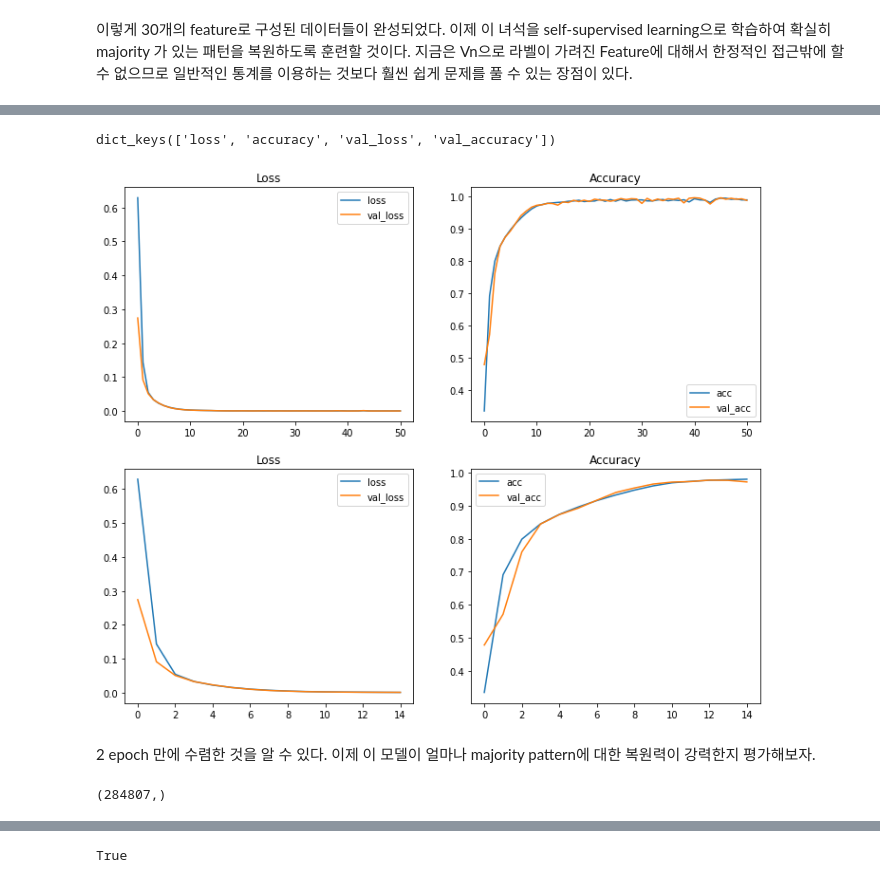
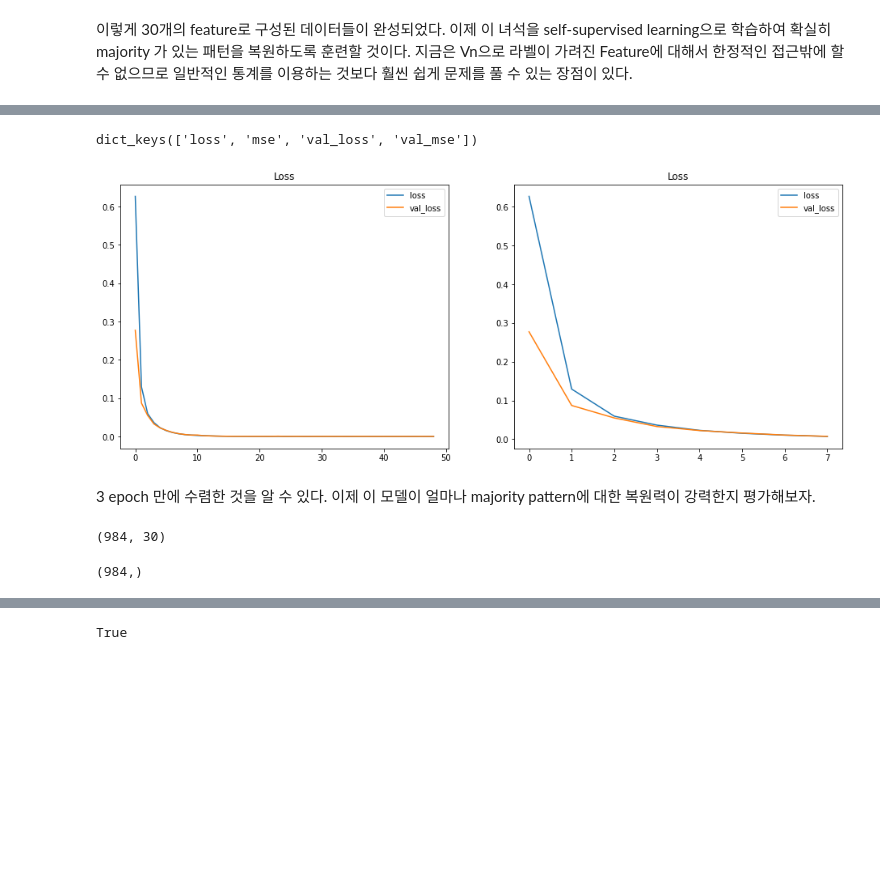
Before and after one commit to hyun06000/ML_Python_CreditCard, a Jupyter notebook: clone/Tomas Benedetti.ipynb, the cells around one changed output, grey strips where cells are left out. Cells and saved outputs as stored; diff of their text form; code cells hidden in the pictures; blank space fills up the shorter version.

```diff
--- a/clone/Tomas Benedetti.ipynb
+++ b/clone/Tomas Benedetti.ipynb
@@ -82,0 +87,5 @@ df.describe()
+# %%
+no_fraud = df[df["Class"] == 0]
+fraud = df[df["Class"] == 1]
+
+print(len(no_fraud), len(fraud))
@@ -82,0 +94,5 @@ df.describe()
+# %%
+val_no_fraud = no_fraud.sample(len(fraud))
+no_fraud = no_fraud.drop(val_no_fraud.index)
+
+print(len(no_fraud), len(val_no_fraud))
@@ -88,7 +126,7 @@ StandardScaler의 설명을 보면 각 feature에 대한 mean과 std를 구한
 ssc = StandardScaler()
 # %%
 # 원 문서에서는 iloc을 이용하지만 여기서는 내가 더 선호하는 방식으로 바꿔서 작성했다.
-X = df.drop("Class",axis = 1)
+X = no_fraud.drop("Class",axis = 1)
 X = ssc.fit_transform(X)
 print(df.shape)
 print(X.shape)
@@ -121,7 +159,7 @@ AutoEncoder = Model(input_tensor, output_tensor)
 AutoEncoder.compile(
     optimizer = 'adam',
     loss = 'mse',
-    metrics = ['accuracy'],
+    metrics = ['mse'], # 원 문서에서는 accuracy를 사용한다. 하지만 후처리를 해주지 않았기 때문에 acc는 아무 의미가 없다.
 )
 AutoEncoder.summary()
 # %% [output]
@@ -185,40 +223,35 @@ Epoch 51/200
 # %%
 print(training_history.history.keys())
 # %% [output]
-dict_keys(['loss', 'accuracy', 'val_loss', 'val_accuracy'])
+dict_keys(['loss', 'mse', 'val_loss', 'val_mse'])
 # %%
-fig, ax = plt.subplots(2, 2, figsize=[12, 10])
+fig, ax = plt.subplots(1, 2, figsize=[16, 6])
 
-ax[0,0].plot(training_history.history['loss'])
-ax[0,0].plot(training_history.history['val_loss'])
-ax[0,0].set_title("Loss")
-ax[0,0].legend(['loss','val_loss'])
+ax[0].plot(training_history.history['loss'])
+ax[0].plot(training_history.history['val_loss'])
+ax[0].set_title("Loss")
+ax[0].legend(['loss','val_loss'])
 
-ax[0,1].plot(training_history.history['accuracy'])
-ax[0,1].plot(training_history.history['val_accuracy'])
-ax[0,1].set_title("Accuracy")
-ax[0,1].legend(['acc','val_acc'])
-
-zoom_range = 15
-ax[1,0].plot(training_history.history['loss'][:zoom_range])
-ax[1,0].plot(training_history.history['val_loss'][:zoom_range])
-ax[1,0].set_title("Loss")
-ax[1,0].legend(['loss','val_loss'])
-
-ax[1,1].plot(training_history.history['accuracy'][:zoom_range])
-ax[1,1].plot(training_history.history['val_accuracy'][:zoom_range])
-ax[1,1].set_title("Accuracy")
-ax[1,1].legend(['acc','val_acc'])
+zoom_range = 8
+ax[1].plot(training_history.history['loss'][:zoom_range])
+ax[1].plot(training_history.history['val_loss'][:zoom_range])
+ax[1].set_title("Loss")
+ax[1].legend(['loss','val_loss'])
 
 plt.show()
 # %% [output]
-[figure, old version]
+[figure, new version]
 # %% [markdown]
-2 epoch 만에 수렴한 것을 알 수 있다. 이제 이 모델이 얼마나 majority pattern에 대한 복원력이 강력한지 평가해보자.
+3 epoch 만에 수렴한 것을 알 수 있다. 이제 이 모델이 얼마나 majority pattern에 대한 복원력이 강력한지 평가해보자.
+# %%
+val_X = ssc.transform(val_df.drop("Class", axis = 1))
+val_X.shape
+# %% [output]
+(984, 30)
 # %%
-X_prediction = AutoEncoder.predict(X)
-mse = np.mean( (X_prediction - X) ** 2 , axis = 1)
+val_prediction = AutoEncoder.predict(val_X)
+mse = np.mean( (val_prediction - val_X) ** 2 , axis = 1)
 mse.shape
 # %% [output]
-(284807,)
+(984,)
 # %%
```
Also changed, not shown: parts of 19 cells of this notebook.
